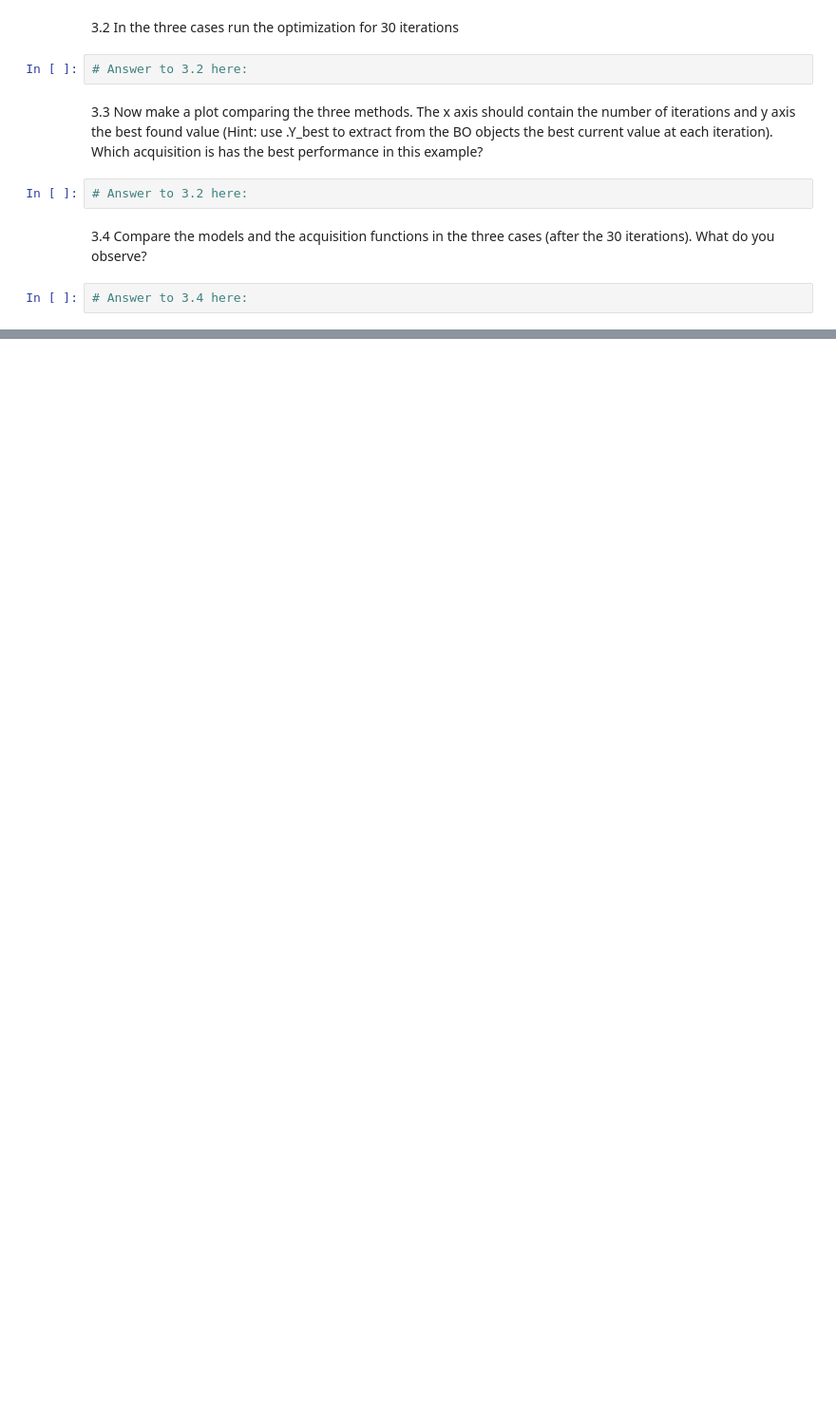
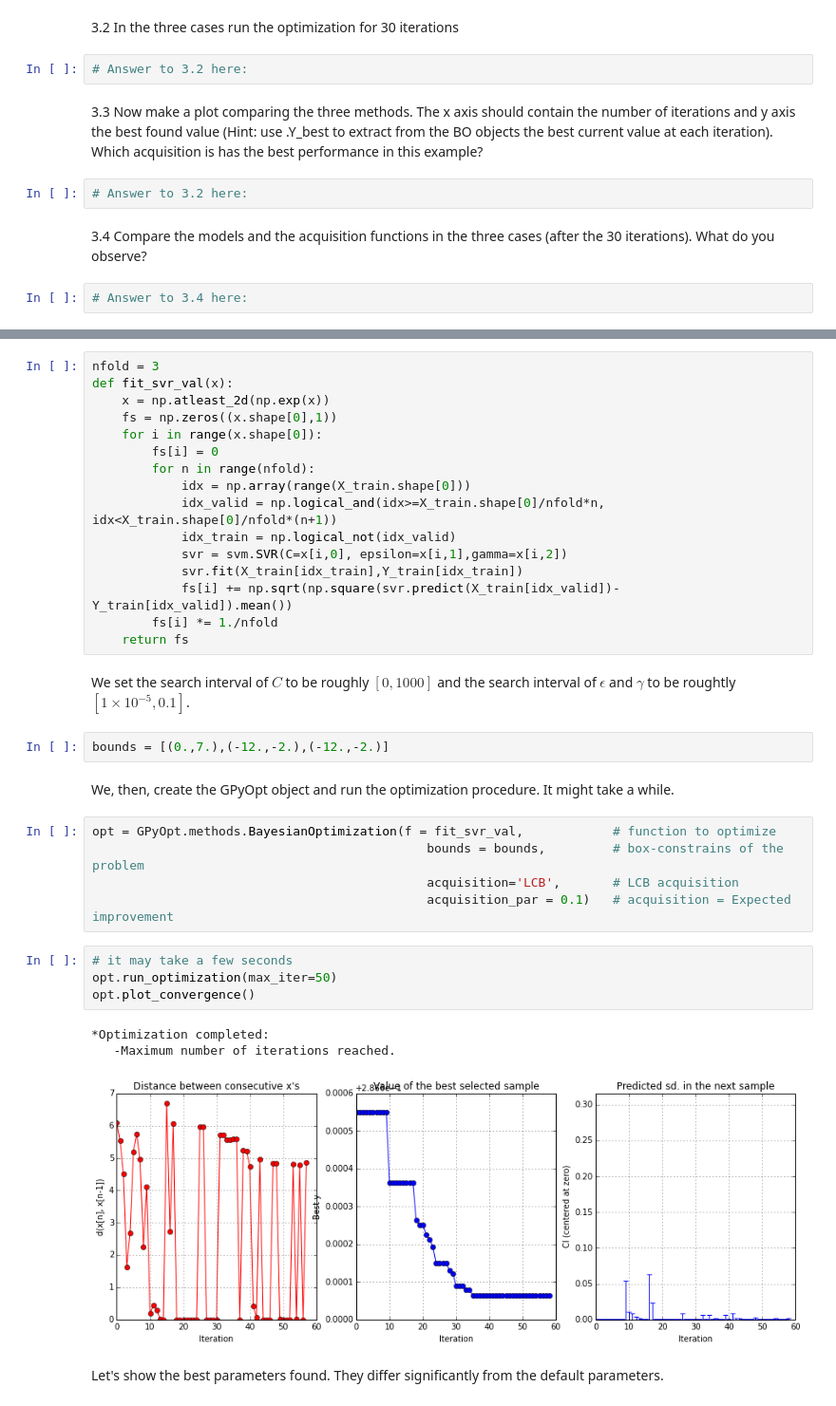
Before and after one commit to gpschool/gpss15, a Jupyter notebook: labs/GPSS_Lab3.ipynb, the cells around one changed output, grey strips where cells are left out. Shown: that part at 95% size. Saved outputs shown, nothing was run; the diff lists cells and outputs as text; blank space fills up the shorter version.

```diff
--- a/labs/GPSS_Lab3.ipynb
+++ b/labs/GPSS_Lab3.ipynb
@@ -215,0 +334,37 @@ bounds_shc = GPyOpt.fmodels.experiments2d.sixhumpcamel().bounds
+# %%
+nfold = 3
+def fit_svr_val(x):
+    x = np.atleast_2d(np.exp(x))
+    fs = np.zeros((x.shape[0],1))
+    for i in range(x.shape[0]):
+        fs[i] = 0
+        for n in range(nfold):
+            idx = np.array(range(X_train.shape[0]))
+            idx_valid = np.logical_and(idx>=X_train.shape[0]/nfold*n, idx<X_train.shape[0]/nfold*(n+1))
+            idx_train = np.logical_not(idx_valid)
+            svr = svm.SVR(C=x[i,0], epsilon=x[i,1],gamma=x[i,2])
+            svr.fit(X_train[idx_train],Y_train[idx_train])
+            fs[i] += np.sqrt(np.square(svr.predict(X_train[idx_valid])-Y_train[idx_valid]).mean())
+        fs[i] *= 1./nfold
+    return fs
+# %% [markdown]
+We set the search interval of $C$ to be roughly $[0,1000]$ and the search interval of $\epsilon$ and $\gamma$ to be roughtly $[1\times 10^{-5},0.1]$.
+# %%
+bounds = [(0.,7.),(-12.,-2.),(-12.,-2.)]
+# %% [markdown]
+We, then, create the GPyOpt object and run the optimization procedure. It might take a while.
+# %%
+opt = GPyOpt.methods.BayesianOptimization(f = fit_svr_val,            # function to optimize
+                                             bounds = bounds,         # box-constrains of the problem
+                                             acquisition='LCB',       # LCB acquisition
+                                             acquisition_par = 0.1)   # acquisition = Expected improvement
+# %%
+# it may take a few seconds
+opt.run_optimization(max_iter=50)
+opt.plot_convergence()
+# %% [output]
+*Optimization completed:
+   -Maximum number of iterations reached.
+[figure, added]
+# %% [markdown]
+Let's show the best parameters found. They differ significantly from the default parameters.
```
Also changed, not shown: parts of 28 cells of this notebook, 2 other files.
